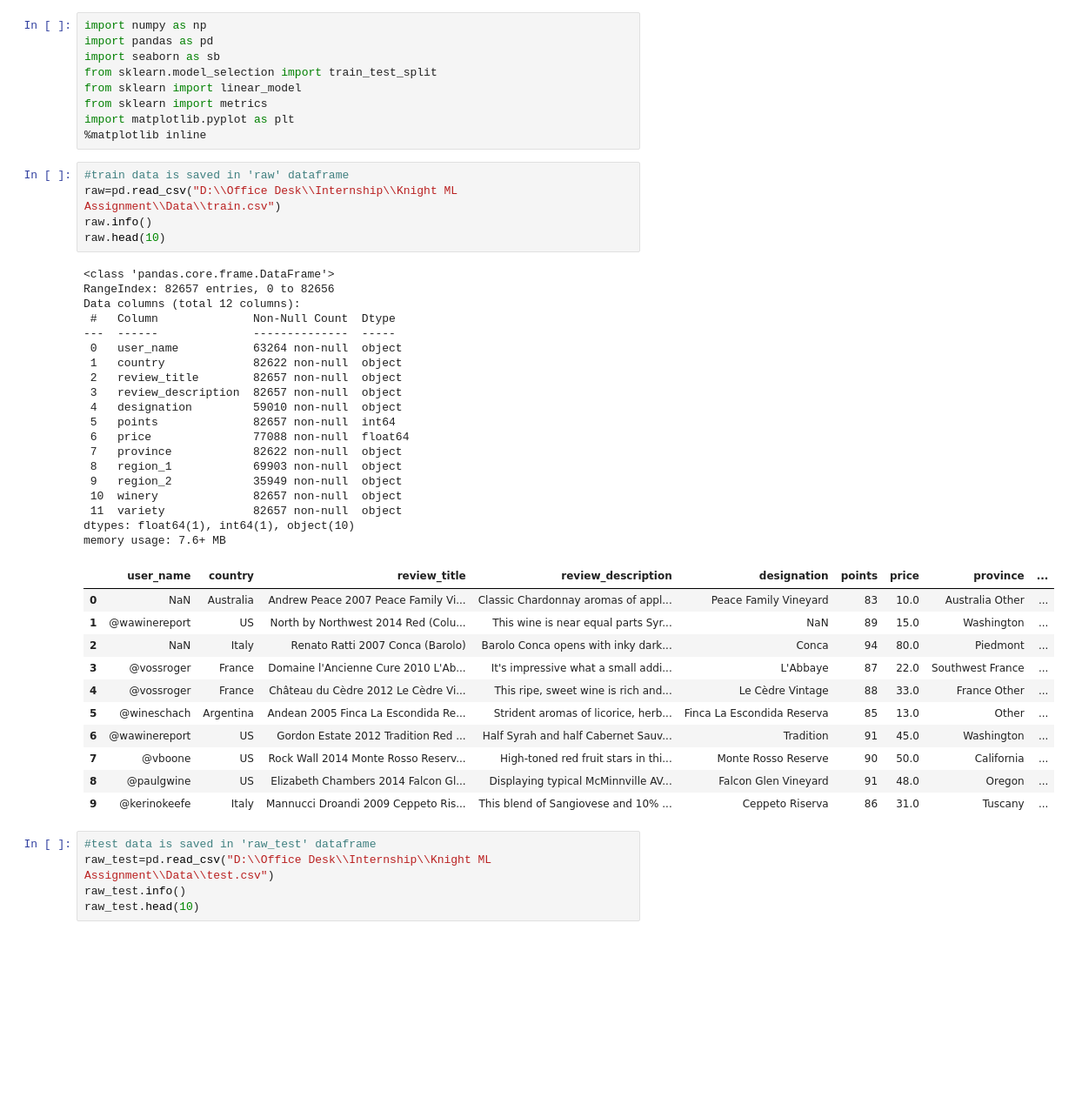
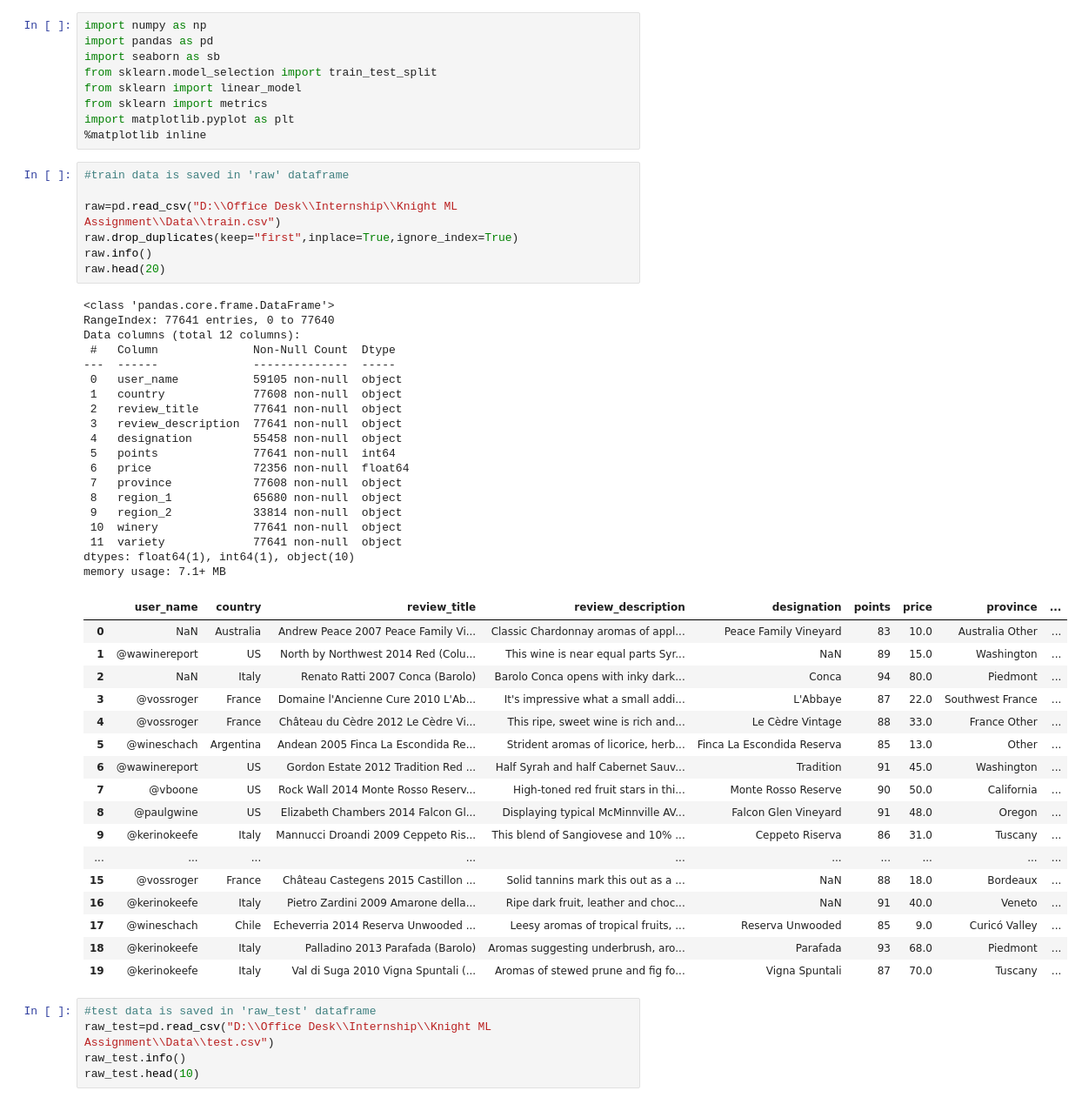
Before and after one commit to kodooraKILLER/knight_internship, a Jupyter notebook: knights internship.ipynb, the cells around one changed output. Shown at 87% size. Drawn from its saved outputs; the diff is of its cells as text; blank space fills up the shorter version.

```diff
--- a/knights internship.ipynb
+++ b/knights internship.ipynb
@@ -50,40 +50,48 @@ import matplotlib.pyplot as plt
 %matplotlib inline
 # %%
 #train data is saved in 'raw' dataframe
+
 raw=pd.read_csv("D:\\Office Desk\\Internship\\Knight ML Assignment\\Data\\train.csv")
+raw.drop_duplicates(keep="first",inplace=True,ignore_index=True)
 raw.info()
-raw.head(10)
+raw.head(20)
 # %% [output]
 <class 'pandas.core.frame.DataFrame'>
-RangeIndex: 82657 entries, 0 to 82656
+RangeIndex: 77641 entries, 0 to 77640
 Data columns (total 12 columns):
  #   Column              Non-Null Count  Dtype
 ---  ------              --------------  -----
- 0   user_name           63264 non-null  object
- 1   country             82622 non-null  object
- 2   review_title        82657 non-null  object
- 3   review_description  82657 non-null  object
- 4   designation         59010 non-null  object
- 5   points              82657 non-null  int64
- 6   price               77088 non-null  float64
- 7   province            82622 non-null  object
- 8   region_1            69903 non-null  object
- 9   region_2            35949 non-null  object
- 10  winery              82657 non-null  object
- 11  variety             82657 non-null  object
+ 0   user_name           59105 non-null  object
+ 1   country             77608 non-null  object
+ 2   review_title        77641 non-null  object
+ 3   review_description  77641 non-null  object
+ 4   designation         55458 non-null  object
+ 5   points              77641 non-null  int64
+ 6   price               72356 non-null  float64
+ 7   province            77608 non-null  object
+ 8   region_1            65680 non-null  object
+ 9   region_2            33814 non-null  object
+ 10  winery              77641 non-null  object
+ 11  variety             77641 non-null  object
 dtypes: float64(1), int64(1), object(10)
-memory usage: 7.6+ MB
+memory usage: 7.1+ MB
 |  | user_name | country | review_title | review_description | designation | points | price | province | ... |
 | 0 | NaN | Australia | Andrew Peace 2007 Peace Family Vi... | Classic Chardonnay aromas of appl... | Peace Family Vineyard | 83 | 10.0 | Australia Other | ... |
 | 1 | @wawinereport | US | North by Northwest 2014 Red (Colu... | This wine is near equal parts Syr... | NaN | 89 | 15.0 | Washington | ... |
 | 2 | NaN | Italy | Renato Ratti 2007 Conca (Barolo) | Barolo Conca opens with inky dark... | Conca | 94 | 80.0 | Piedmont | ... |
 | 3 | @vossroger | France | Domaine l'Ancienne Cure 2010 L'Ab... | It's impressive what a small addi... | L'Abbaye | 87 | 22.0 | Southwest France | ... |
 | 4 | @vossroger | France | Château du Cèdre 2012 Le Cèdre Vi... | This ripe, sweet wine is rich and... | Le Cèdre Vintage | 88 | 33.0 | France Other | ... |
 | 5 | @wineschach | Argentina | Andean 2005 Finca La Escondida Re... | Strident aromas of licorice, herb... | Finca La Escondida Reserva | 85 | 13.0 | Other | ... |
 | 6 | @wawinereport | US | Gordon Estate 2012 Tradition Red ... | Half Syrah and half Cabernet Sauv... | Tradition | 91 | 45.0 | Washington | ... |
 | 7 | @vboone | US | Rock Wall 2014 Monte Rosso Reserv... | High-toned red fruit stars in thi... | Monte Rosso Reserve | 90 | 50.0 | California | ... |
 | 8 | @paulgwine | US | Elizabeth Chambers 2014 Falcon Gl... | Displaying typical McMinnville AV... | Falcon Glen Vineyard | 91 | 48.0 | Oregon | ... |
 | 9 | @kerinokeefe | Italy | Mannucci Droandi 2009 Ceppeto Ris... | This blend of Sangiovese and 10% ... | Ceppeto Riserva | 86 | 31.0 | Tuscany | ... |
+| ... | ... | ... | ... | ... | ... | ... | ... | ... | ... |
+| 15 | @vossroger | France | Château Castegens 2015 Castillon ... | Solid tannins mark this out as a ... | NaN | 88 | 18.0 | Bordeaux | ... |
+| 16 | @kerinokeefe | Italy | Pietro Zardini 2009 Amarone della... | Ripe dark fruit, leather and choc... | NaN | 91 | 40.0 | Veneto | ... |
+| 17 | @wineschach | Chile | Echeverria 2014 Reserva Unwooded ... | Leesy aromas of tropical fruits, ... | Reserva Unwooded | 85 | 9.0 | Curicó Valley | ... |
+| 18 | @kerinokeefe | Italy | Palladino 2013 Parafada (Barolo) | Aromas suggesting underbrush, aro... | Parafada | 93 | 68.0 | Piedmont | ... |
+| 19 | @kerinokeefe | Italy | Val di Suga 2010 Vigna Spuntali (... | Aromas of stewed prune and fig fo... | Vigna Spuntali | 87 | 70.0 | Tuscany | ... |
 # %%
 #test data is saved in 'raw_test' dataframe
 raw_test=pd.read_csv("D:\\Office Desk\\Internship\\Knight ML Assignment\\Data\\test.csv")
```
Also changed, not shown: parts of 77 cells of this notebook, 11 other files.
